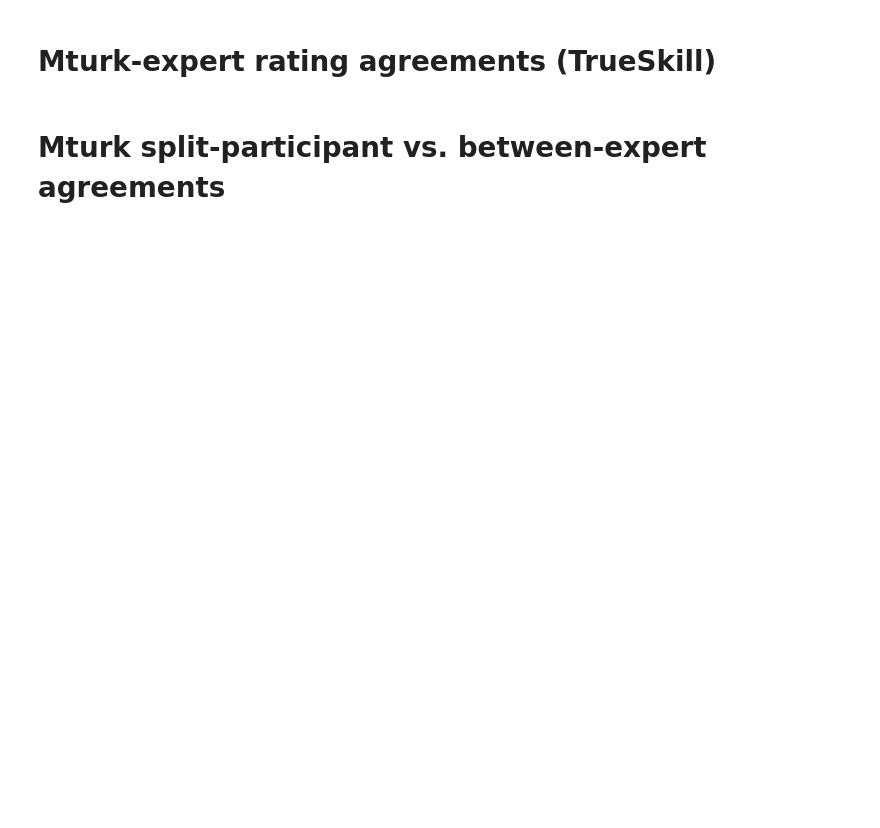
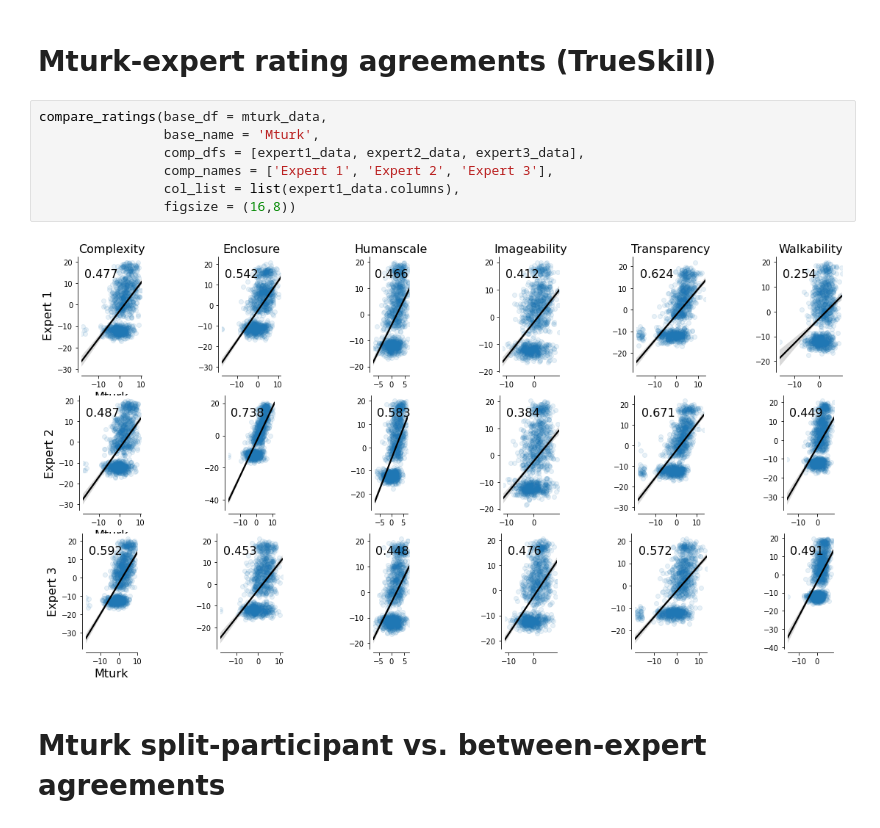
Before and after one commit to kywch/StreetPsych, a Jupyter notebook: visualize_expert_ratings.ipynb, the cells around one changed output. Cells and saved outputs as stored; diff of their text form; blank space fills up the shorter version.

```diff
--- a/visualize_expert_ratings.ipynb
+++ b/visualize_expert_ratings.ipynb
@@ -139,4 +148,13 @@ print(rho)
 # %% [markdown]
 # Mturk-expert rating agreements (TrueSkill)
+# %%
+compare_ratings(base_df = mturk_data,
+                base_name = 'Mturk',
+                comp_dfs = [expert1_data, expert2_data, expert3_data],
+                comp_names = ['Expert 1', 'Expert 2', 'Expert 3'],
+                col_list = list(expert1_data.columns),
+                figsize = (16,8))
+# %% [output]
+[figure, added]
 # %% [markdown]
 # Mturk split-participant vs. between-expert agreements
```
Also changed, not shown: parts of 10 cells of this notebook.
